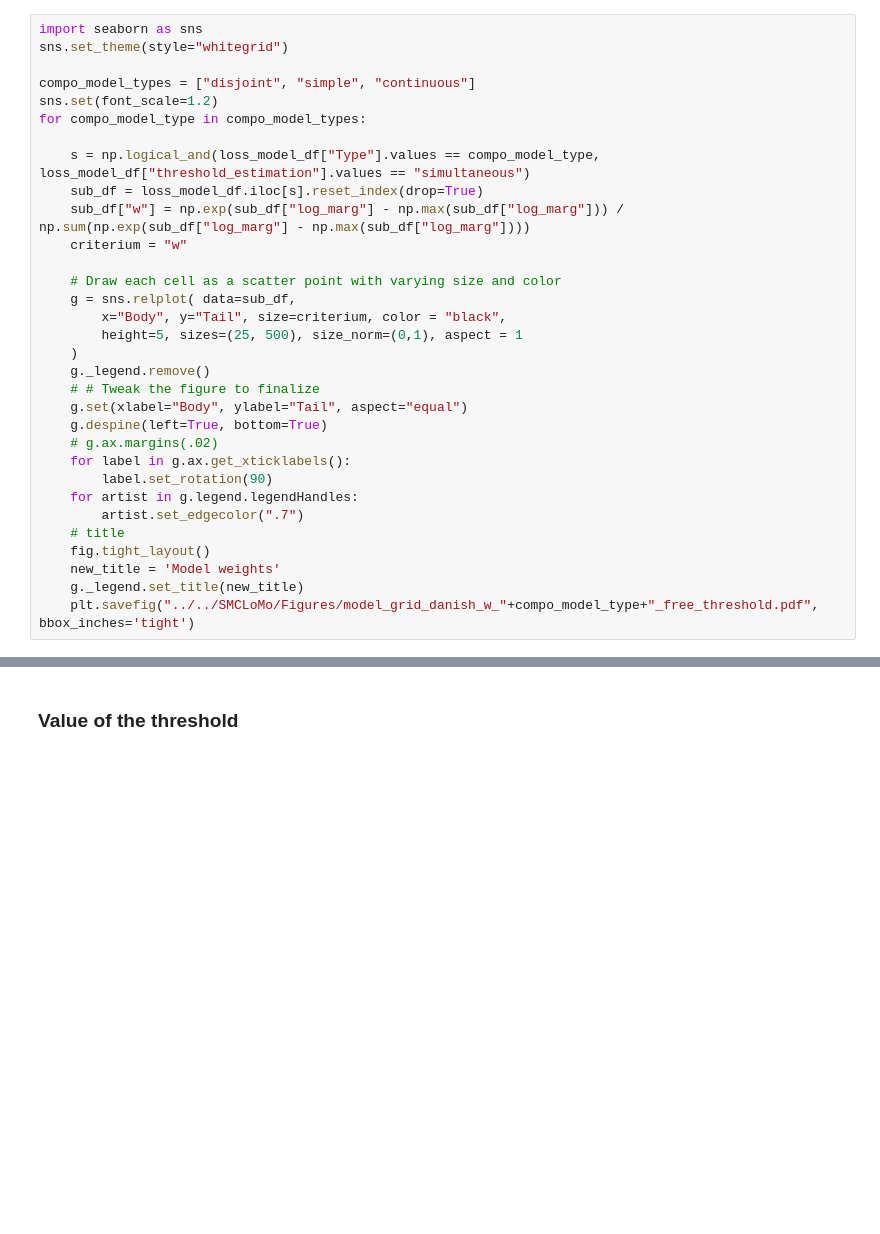
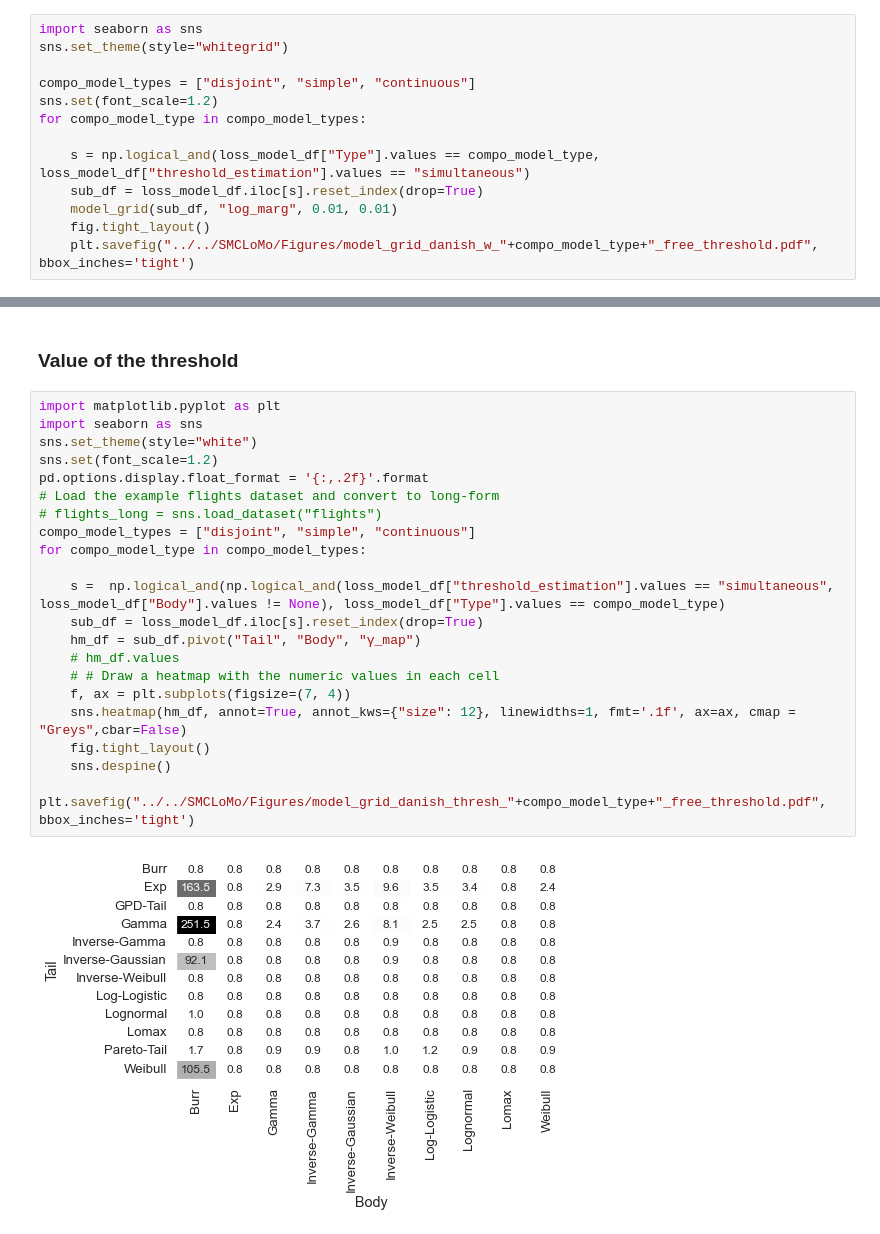
Before and after one commit to LaGauffre/SMCCompoMo, a Jupyter notebook: Notebooks/danish_fire_insurance.ipynb, the cells around one changed output, grey strips where cells are left out. Cells and saved outputs as stored; diff of their text form; blank space fills up the shorter version.

```diff
--- a/Notebooks/danish_fire_insurance.ipynb
+++ b/Notebooks/danish_fire_insurance.ipynb
@@ -114,27 +113,8 @@ for compo_model_type in compo_model_types:
 
     s = np.logical_and(loss_model_df["Type"].values == compo_model_type, loss_model_df["threshold_estimation"].values == "simultaneous")
     sub_df = loss_model_df.iloc[s].reset_index(drop=True)
-    sub_df["w"] = np.exp(sub_df["log_marg"] - np.max(sub_df["log_marg"])) / np.sum(np.exp(sub_df["log_marg"] - np.max(sub_df["log_marg"])))
-    criterium = "w"
-
-    # Draw each cell as a scatter point with varying size and color
-    g = sns.relplot( data=sub_df,
-        x="Body", y="Tail", size=criterium, color = "black",
-        height=5, sizes=(25, 500), size_norm=(0,1), aspect = 1
-    )
-    g._legend.remove()
-    # # Tweak the figure to finalize
-    g.set(xlabel="Body", ylabel="Tail", aspect="equal")
-    g.despine(left=True, bottom=True)
-    # g.ax.margins(.02)
-    for label in g.ax.get_xticklabels():
-        label.set_rotation(90)
-    for artist in g.legend.legendHandles:
-        artist.set_edgecolor(".7")
-    # title
+    model_grid(sub_df, "log_marg", 0.01, 0.01)
     fig.tight_layout()
-    new_title = 'Model weights'
-    g._legend.set_title(new_title)
     plt.savefig("../../SMCLoMo/Figures/model_grid_danish_w_"+compo_model_type+"_free_threshold.pdf", bbox_inches='tight')
 # %% [output]
 [figure]
@@ -142,3 +122,26 @@ for compo_model_type in compo_model_types:
 [figure]
 # %% [markdown]
 ### Value of the threshold
+# %%
+import matplotlib.pyplot as plt
+import seaborn as sns
+sns.set_theme(style="white")
+sns.set(font_scale=1.2)
+pd.options.display.float_format = '{:,.2f}'.format
+# Load the example flights dataset and convert to long-form
+# flights_long = sns.load_dataset("flights")
+compo_model_types = ["disjoint", "simple", "continuous"]
+for compo_model_type in compo_model_types:
+
+    s =  np.logical_and(np.logical_and(loss_model_df["threshold_estimation"].values == "simultaneous", loss_model_df["Body"].values != None), loss_model_df["Type"].values == compo_model_type)
+    sub_df = loss_model_df.iloc[s].reset_index(drop=True)
+    hm_df = sub_df.pivot("Tail", "Body", "γ_map")
+    # hm_df.values
+    # # Draw a heatmap with the numeric values in each cell
+    f, ax = plt.subplots(figsize=(7, 4))
+    sns.heatmap(hm_df, annot=True, annot_kws={"size": 12}, linewidths=1, fmt='.1f', ax=ax, cmap = "Greys",cbar=False)
+    fig.tight_layout()
+    sns.despine()
+    plt.savefig("../../SMCLoMo/Figures/model_grid_danish_thresh_"+compo_model_type+"_free_threshold.pdf", bbox_inches='tight')
+# %% [output]
+[figure, added]
```
Also changed, not shown: parts of 9 cells of this notebook, 19 other files.
